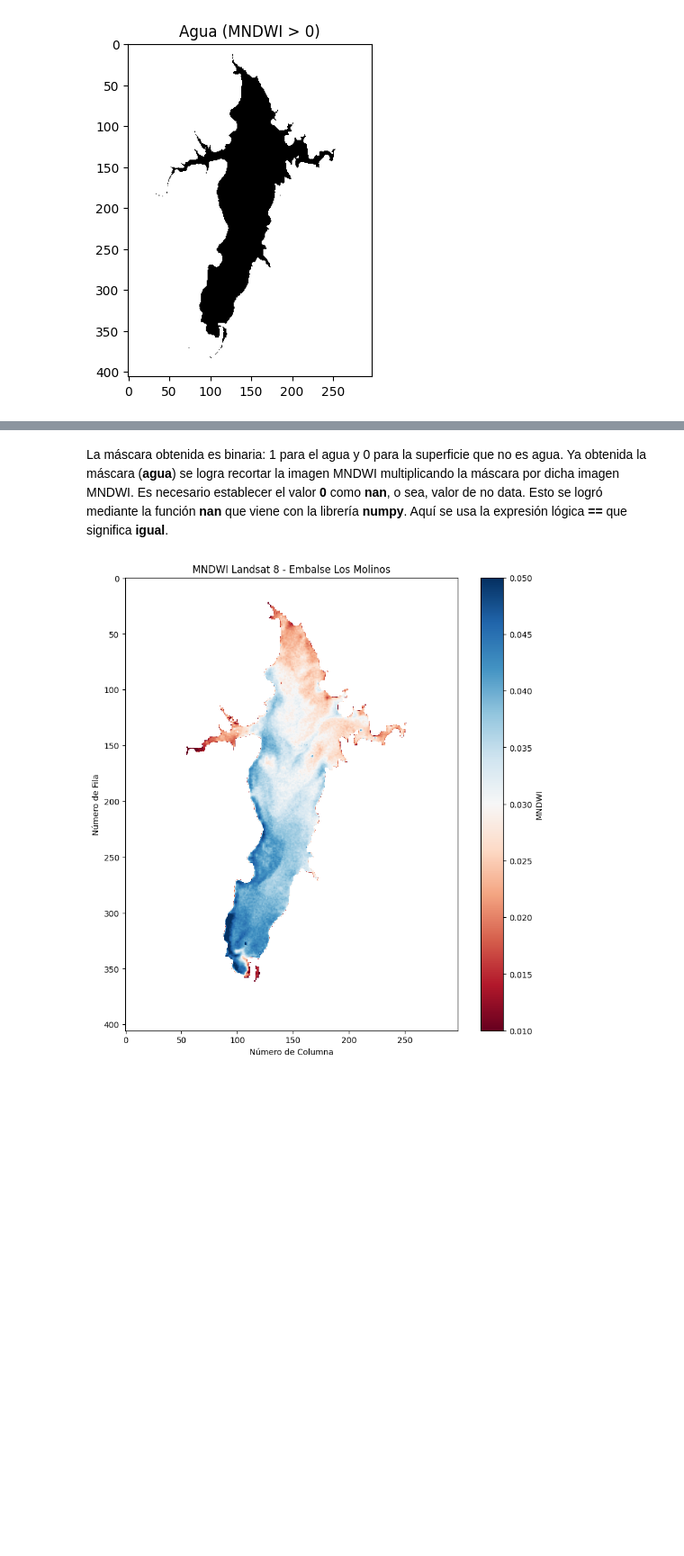
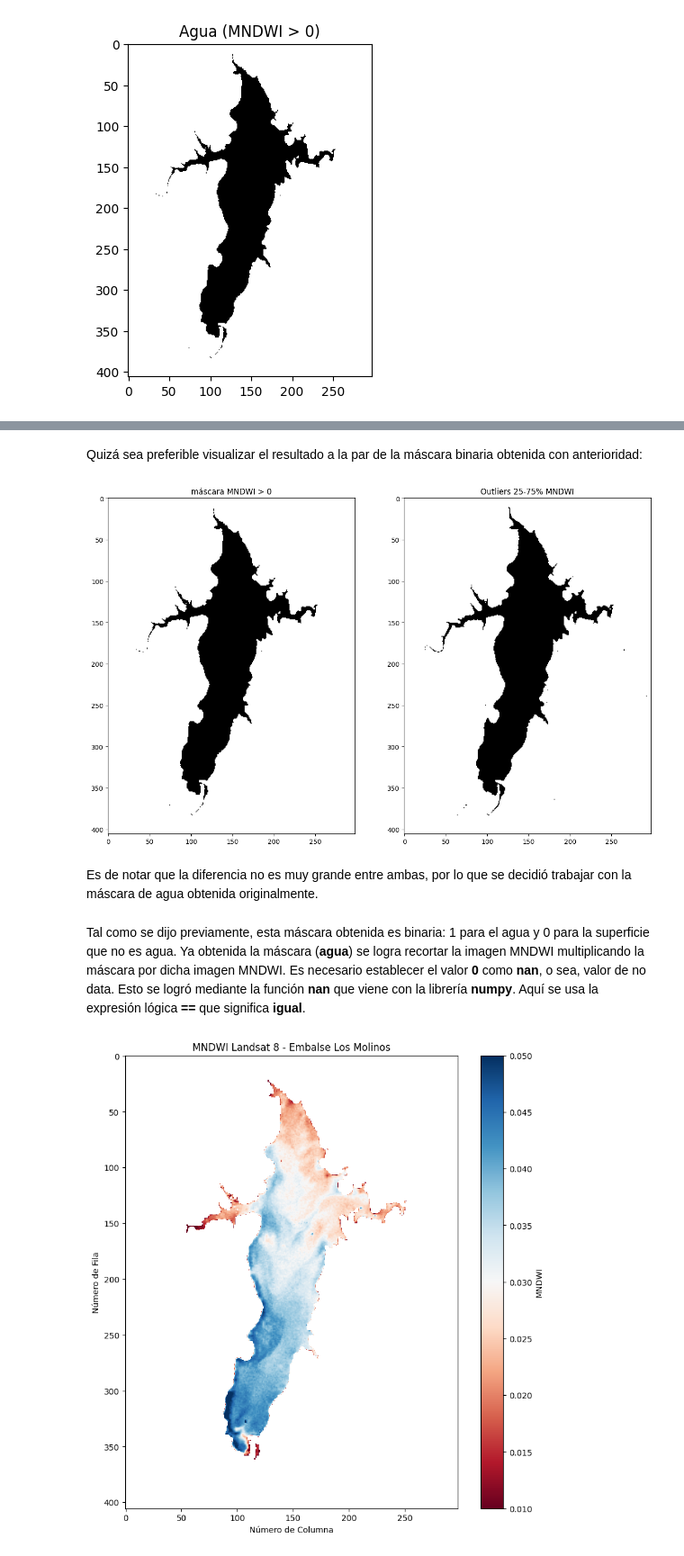
Before and after one commit to CamiloGBarra/Trabajo-final, a Jupyter notebook: Barra_Camilo_TF_planning.ipynb, the cells around one changed output, grey strips where cells are left out. Shown at 90% size. Cells and saved outputs as stored; diff of their text form; code cells hidden in the pictures; blank space fills up the shorter version.

```diff
--- a/Barra_Camilo_TF_planning.ipynb
+++ b/Barra_Camilo_TF_planning.ipynb
@@ -417,5 +439,21 @@ plt.show()
+# %% [markdown]
+Quizá sea preferible visualizar el resultado a la par de la máscara binaria obtenida con anterioridad:
+# %%
+fig, axs = plt.subplots(1, 2, figsize=(15, 10))
+
+axs[0].imshow(agua, cmap='Greys')
+axs[0].set_title('máscara MNDWI > 0')
+
+axs[1].imshow(outliers, cmap='Greys')
+axs[1].set_title('Outliers 25-75% MNDWI')
+
+plt.show()
+# %% [output]
+[figure, added]
+# %% [markdown]
+Es de notar que la diferencia no es muy grande entre ambas, por lo que se decidió trabajar con la máscara de agua obtenida originalmente.
 # %% [markdown]
-La máscara obtenida es binaria: 1 para el agua y 0 para la superficie que no es agua.
+Tal como se dijo previamente, esta máscara obtenida es binaria: 1 para el agua y 0 para la superficie que no es agua.
 Ya obtenida la máscara (**agua**) se logra recortar la imagen MNDWI multiplicando la máscara por dicha imagen MNDWI. Es necesario establecer el valor **0** como **nan**, o sea, valor de no data. Esto se logró mediante la función **nan** que viene con la librería **numpy**.
 Aquí se usa la expresión lógica **==** que significa **igual**.
 # %%
```
Also changed, not shown: parts of 2 cells of this notebook.
